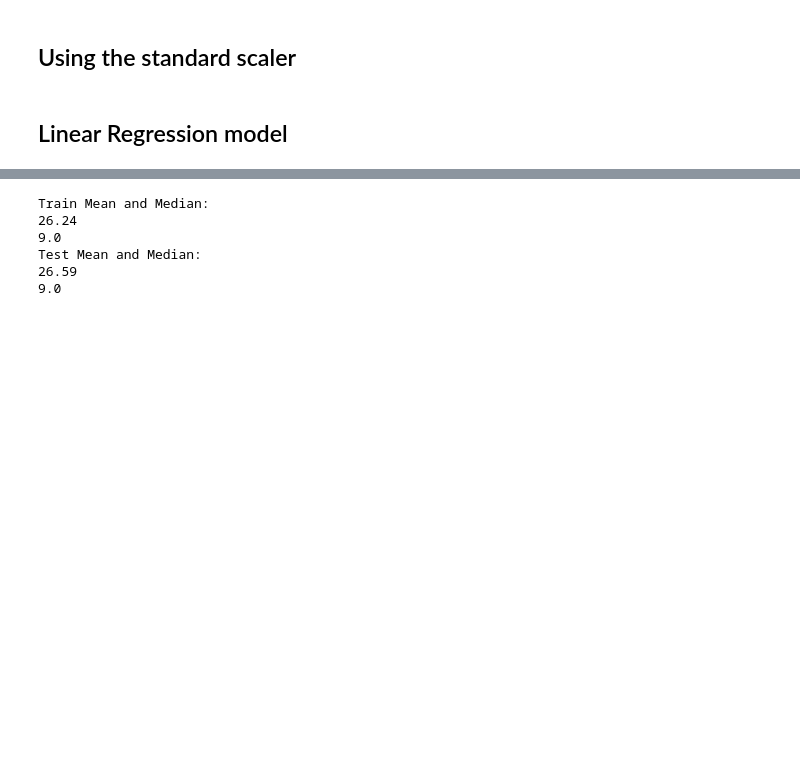
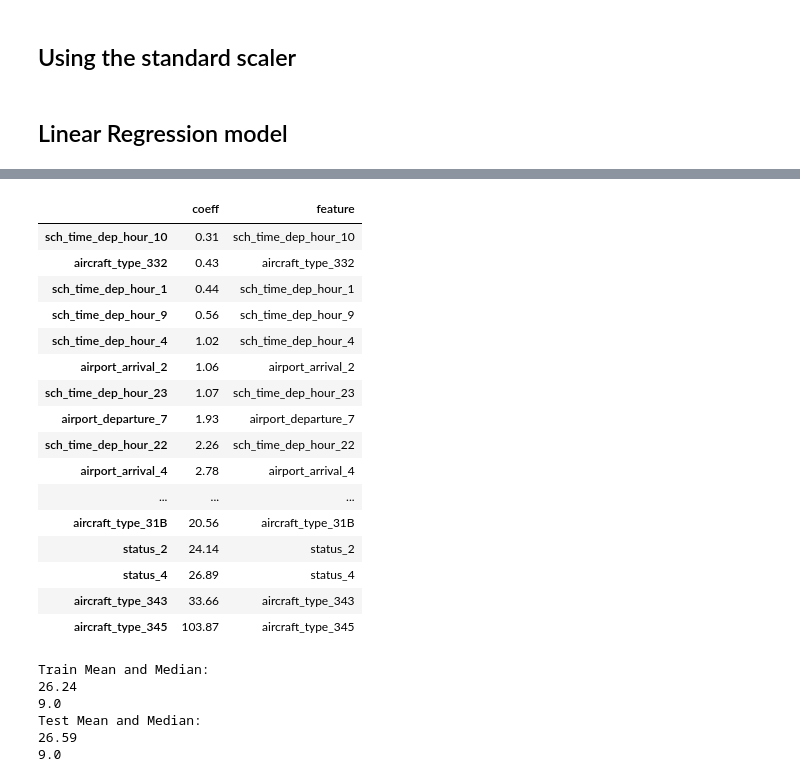
Before and after one commit to nilorenz/ml-project-flight-delay-tunisair, a Jupyter notebook: EDA_new.ipynb, the cells around one changed output, grey strips where cells are left out. Saved outputs shown, nothing was run; the diff lists cells and outputs as text; code cells hidden in the pictures; blank space fills up the shorter version.

```diff
--- a/EDA_new.ipynb
+++ b/EDA_new.ipynb
@@ -356,6 +356,36 @@ print(lin_reg.intercept_, lin_reg.coef_)
  -20.55945496  -9.52855013 -10.86182674   0.42793364  33.66481059
  103.87448313 -11.58507004  15.4725328  -19.05429571  13.24658219
  -12.72865965 -11.38769002 -15.73021824]
+# %%
+li = {}
+
+for index, coeff in enumerate(lin_reg.coef_):
+    # print(f"index = {index}, {df_train.columns[index]}, coeff = {round(coeff, 1)}")
+    li.update({df_train.columns[index]: round(abs(float(coeff)), 2)})
+
+li = {k: v for k, v in sorted(li.items(), key=lambda item: item[1])}
+df_coeff = pd.DataFrame.from_dict(data=li, orient='index', columns=["coeff"])
+df_coeff["feature"] = df_coeff.index
+df_coeff = df_coeff.sort_values(by="coeff", ascending=True)
+df_coeff
+# %% [output]
+|  | coeff | feature |
+| sch_time_dep_hour_10 | 0.31 | sch_time_dep_hour_10 |
+| aircraft_type_332 | 0.43 | aircraft_type_332 |
+| sch_time_dep_hour_1 | 0.44 | sch_time_dep_hour_1 |
+| sch_time_dep_hour_9 | 0.56 | sch_time_dep_hour_9 |
+| sch_time_dep_hour_4 | 1.02 | sch_time_dep_hour_4 |
+| airport_arrival_2 | 1.06 | airport_arrival_2 |
+| sch_time_dep_hour_23 | 1.07 | sch_time_dep_hour_23 |
+| airport_departure_7 | 1.93 | airport_departure_7 |
+| sch_time_dep_hour_22 | 2.26 | sch_time_dep_hour_22 |
+| airport_arrival_4 | 2.78 | airport_arrival_4 |
+| ... | ... | ... |
+| aircraft_type_31B | 20.56 | aircraft_type_31B |
+| status_2 | 24.14 | status_2 |
+| status_4 | 26.89 | status_4 |
+| aircraft_type_343 | 33.66 | aircraft_type_343 |
+| aircraft_type_345 | 103.87 | aircraft_type_345 |
 # %%
 #sns.pairplot(df_train);
 # %%
```
Also changed, not shown: parts of 5 cells of this notebook.
